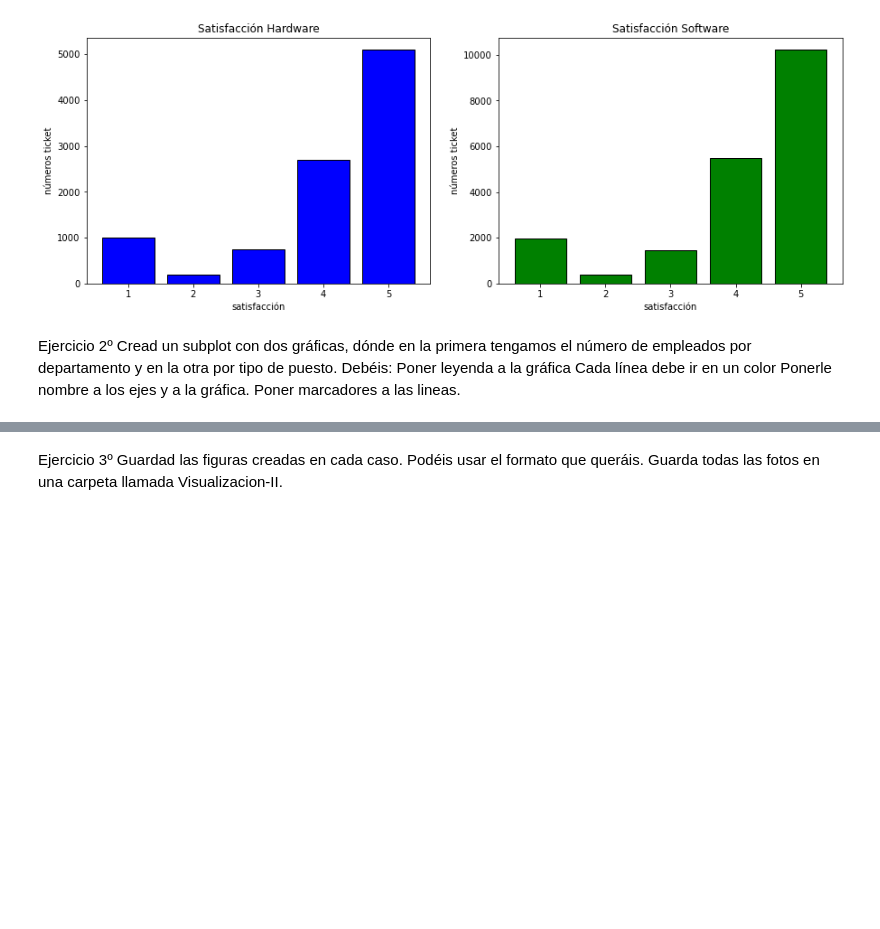
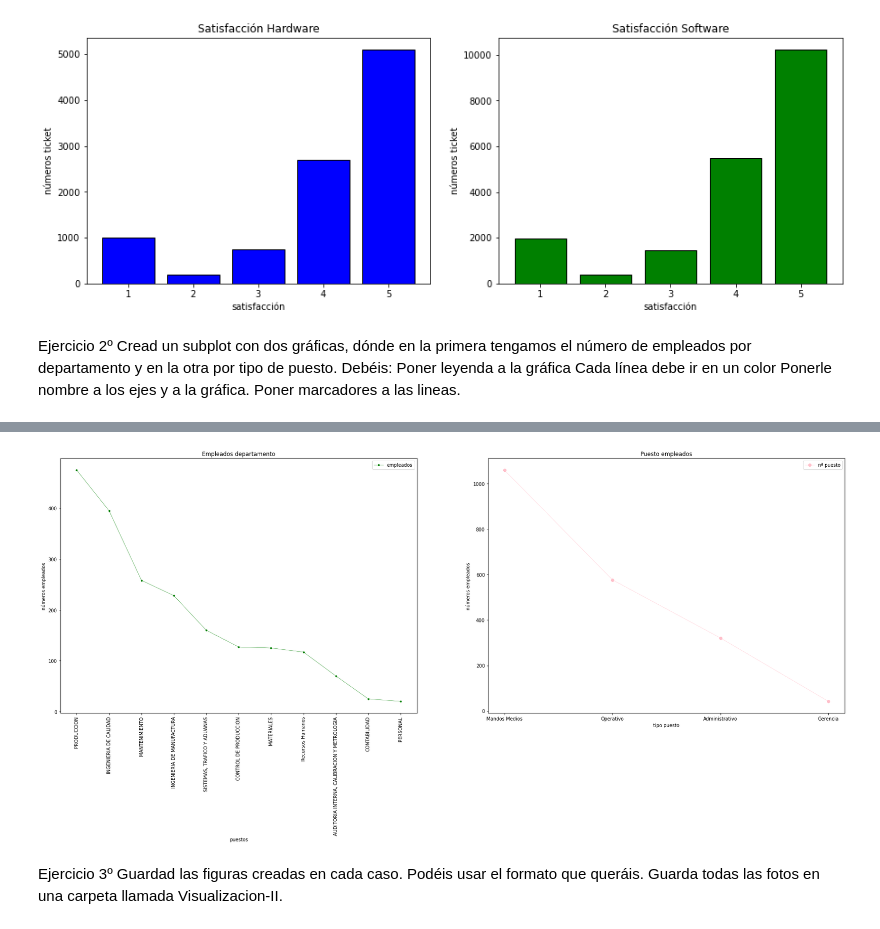
Before and after one commit to PalomaDA/DA-promod-modulo2-sprint1-Jacqueline-Paloma, a Jupyter notebook: visualización-2.ipynb, the cells around one changed output, grey strips where cells are left out. Drawn from its saved outputs; the diff is of its cells as text; code cells hidden in the pictures; blank space fills up the shorter version.

```diff
--- a/visualización-2.ipynb
+++ b/visualización-2.ipynb
@@ -141,0 +139,3 @@ plt.bar()
+# %%
+df_ep = pd.read_csv("datos/empleados_puestos (1).csv")
+df_ep.sample(3)
@@ -141,0 +147,5 @@ plt.bar()
+# %%
+
+df_empleados= df_ep["Departamento"].value_counts().reset_index()
+
+df_empleados
@@ -141,0 +165,4 @@ plt.bar()
+# %%
+df_puesto= df_ep["Tipo Puesto"].value_counts().reset_index()
+
+df_puesto
@@ -142,2 +175,21 @@ plt.bar()
+# %%
+fig, ax = plt.subplots(1,2, figsize = (30,10))
+ax[0].plot(df_empleados["index"],df_empleados["Departamento"],color="green", marker = ".", linewidth=0.5,label ="empleados")
+ax[1].plot(df_puesto["index"],df_puesto["Tipo Puesto"],color="pink", marker = "8", linewidth=0.5, label = "nª puesto")
+ax[0].set_xticklabels(df_empleados["index"],rotation="vertical")
+ax[0].set_title("Empleados departamento")
+ax[1]. set_title("Puesto empleados")
+
+ax[0].set_xlabel("puestos")
+ax[1].set_ylabel("números empleados")
+
+ax[0].set_ylabel("números empleados")
+ax[1].set_xlabel("tipo puesto")
+
+ax[0].legend(loc="upper right")
+ax[1].legend(loc="upper right")
+plt.show()
+# %% [output]
+[figure, added]
 # %% [markdown]
 Ejercicio 3º Guardad las figuras creadas en cada caso. Podéis usar el formato que queráis. Guarda todas las fotos en una carpeta llamada Visualizacion-II.
```
Also changed, not shown: parts of 8 cells of this notebook, 1 other file.
